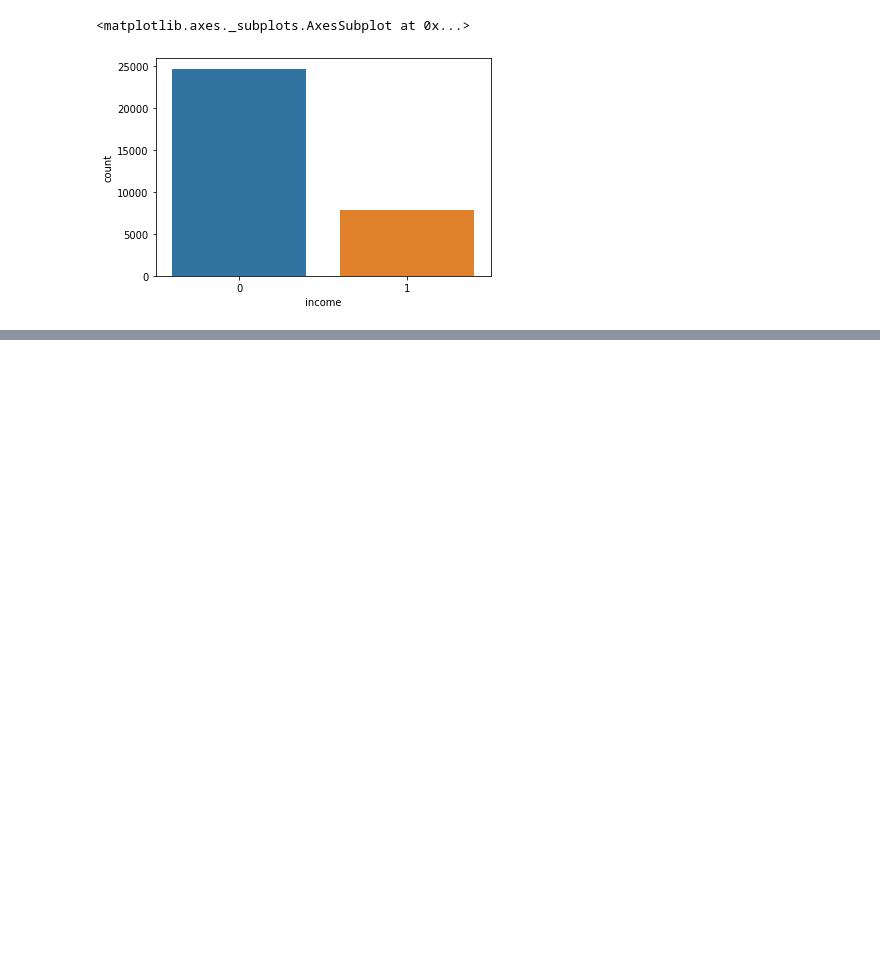
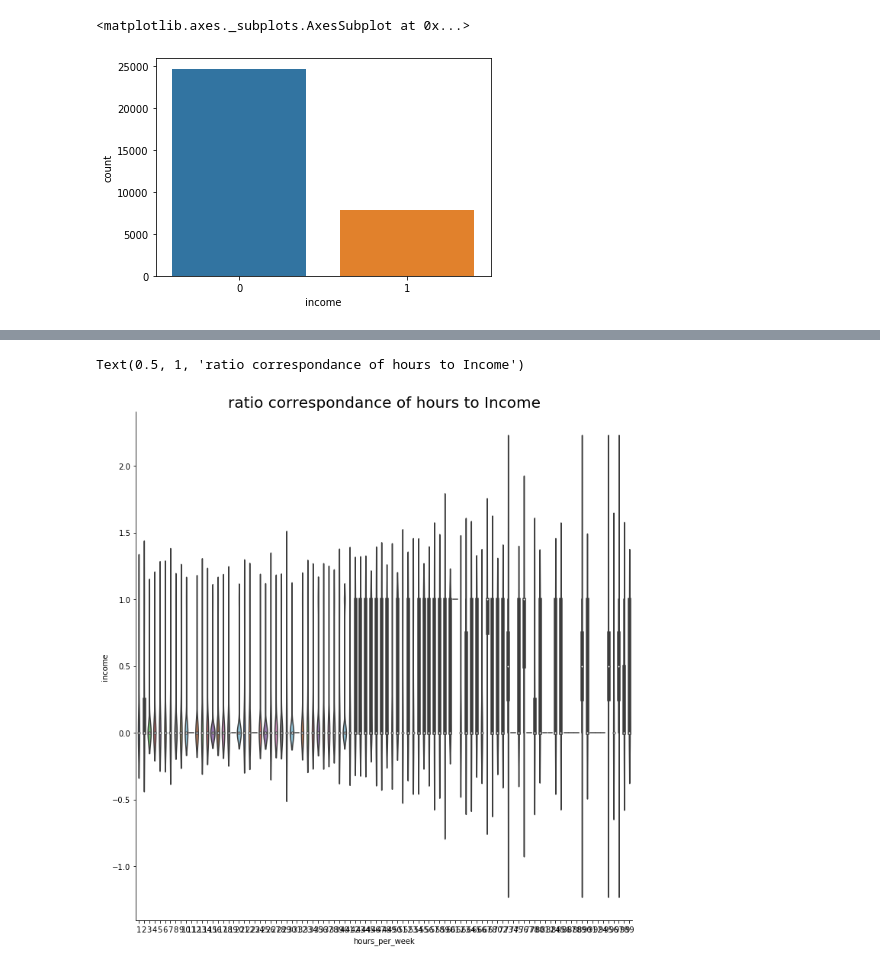
Before and after one commit to vijay9908/ML_works, a Jupyter notebook: Census_analysis.ipynb, the cells around one changed output, grey strips where cells are left out. Saved outputs shown, nothing was run; the diff lists cells and outputs as text; code cells hidden in the pictures; blank space fills up the shorter version.

```diff
--- a/Census_analysis.ipynb
+++ b/Census_analysis.ipynb
@@ -96,0 +144,6 @@ Text(0.5, 1, 'numerics co-relation')
+# %%
+sns.catplot(x='hours_per_week',y='income',data = data , height = 10,palette = 'muted',kind='violin') #renamed factor_plot utilisation
+plt.title('ratio correspondance of hours to Income',size='20')
+# %% [output]
+Text(0.5, 1, 'ratio correspondance of hours to Income')
+[figure, added]
```
Also changed, not shown: parts of 41 cells of this notebook, 1 other file.
